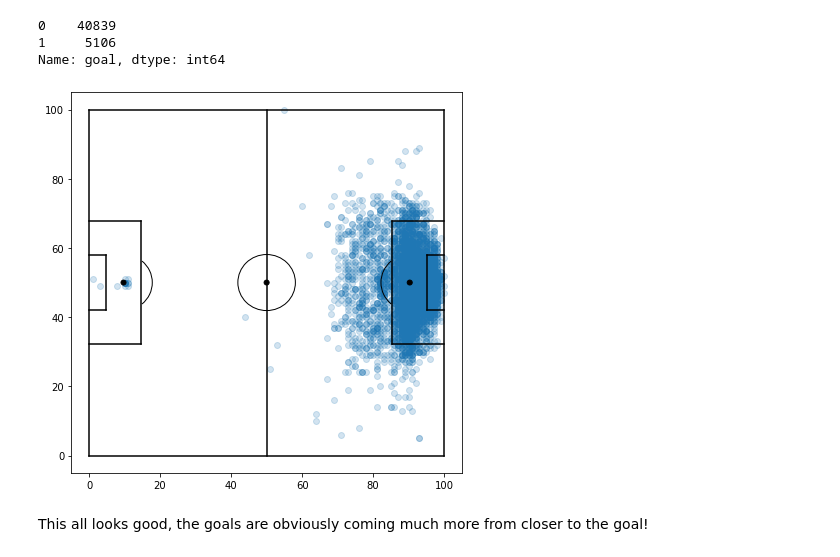
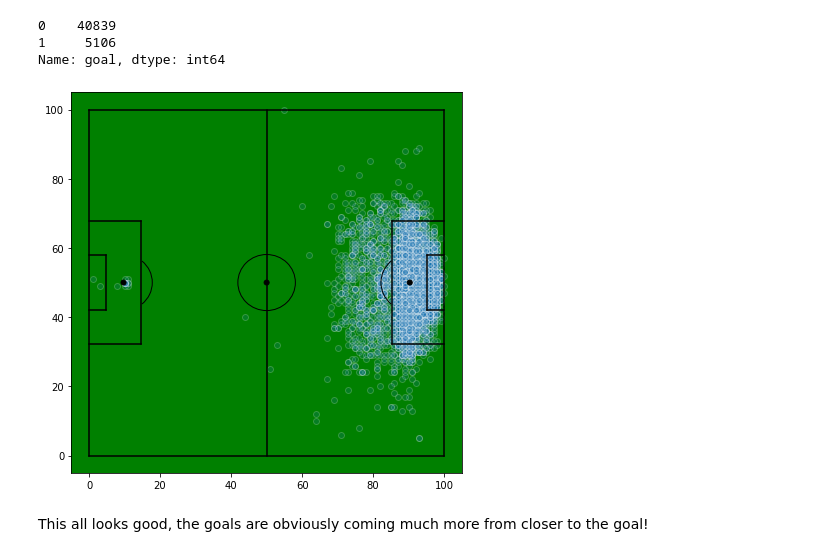
Before and after one commit to jakelourie1502/match_events_data, a Jupyter notebook: xG_model.ipynb, the cells around one changed output. Drawn from its saved outputs; the diff is of its cells as text; code cells hidden in the pictures.

```diff
--- a/xG_model.ipynb
+++ b/xG_model.ipynb
@@ -256,6 +283,8 @@ def draw_pitch(ax):
     #Draw Arcs
     ax.add_patch(leftArc)
     ax.add_patch(rightArc)
+
+    ax.set_facecolor('green')
 # %%
 fig=plt.figure()
 fig.set_size_inches(7, 7)
@@ -324,14 +354,14 @@ Name: goal, dtype: int64
 # %%
 #let's take a look at where the goals are scored fro
 goal_data = df[(df['goal']==1) & (df['subEventName'].isin(ev_filter))]
 fig=plt.figure()
 fig.set_size_inches(7, 7)
 ax=fig.add_subplot(1,1,1)
 draw_pitch(ax)
-plt.scatter(x=goal_data['event_location_x'],y=goal_data['event_location_y'],alpha=0.2)
+plt.scatter(x=goal_data['event_location_x'],y=goal_data['event_location_y'],alpha=0.2,cmap='White',edgecolors='white')
 plt.show()
 # %% [output]
-[figure, old version]
+[figure, new version]
 # %% [markdown]
 This all looks good, the goals are obviously coming much more from closer to the goal!
 # %% [markdown]
```
Also changed, not shown: parts of 37 cells of this notebook.
